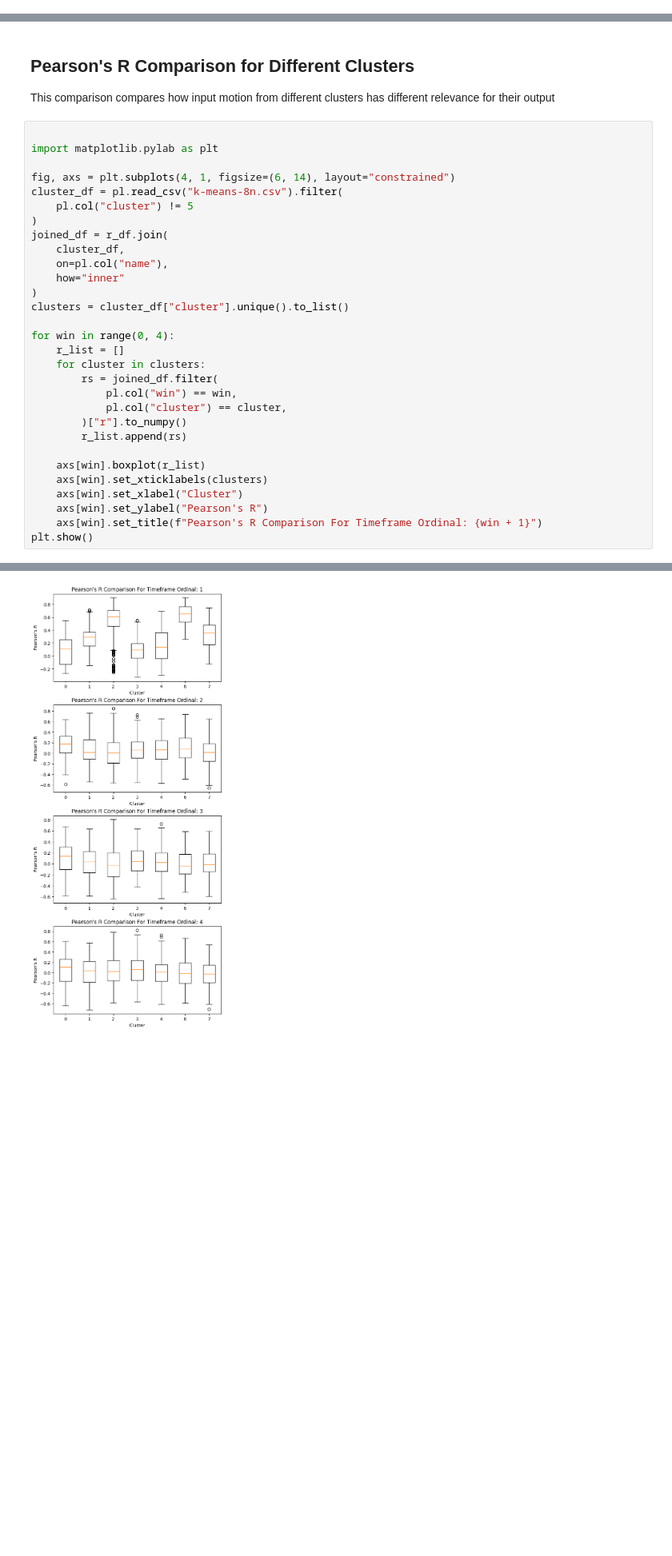
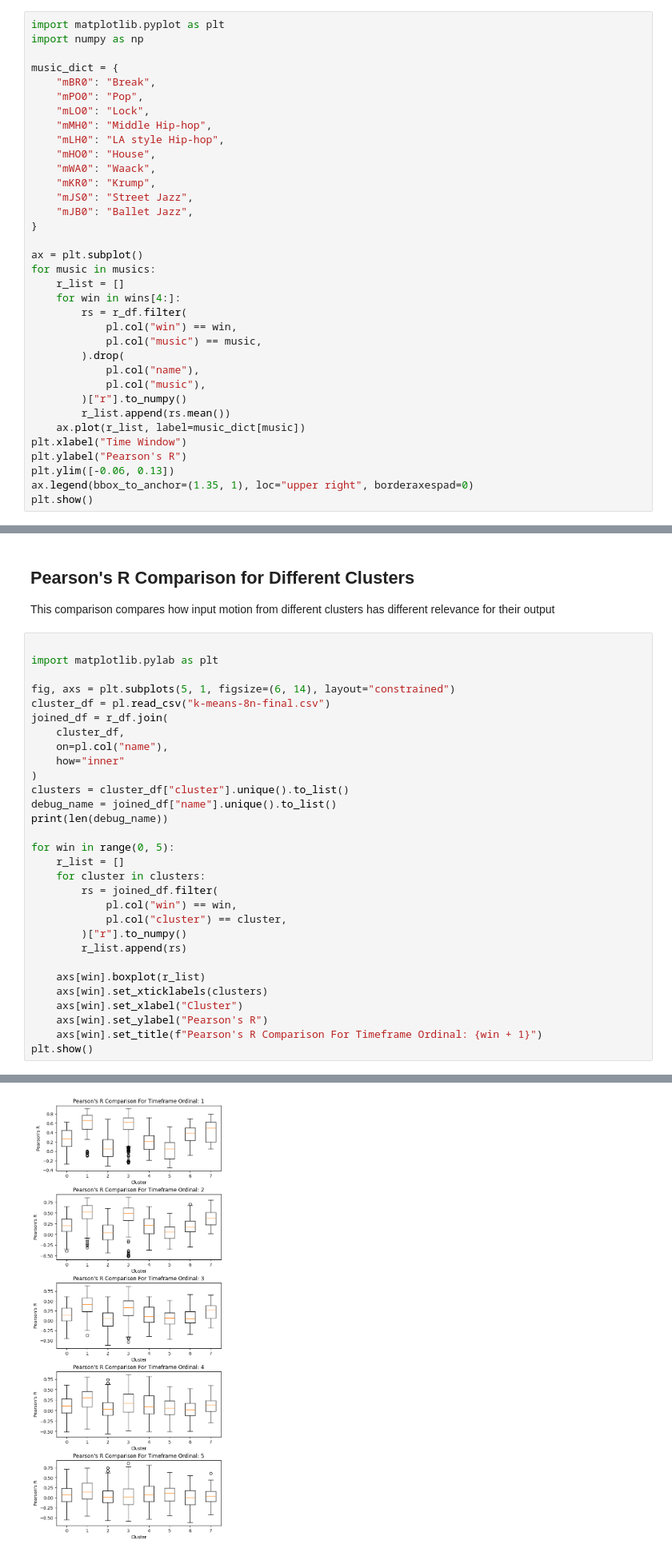
Before and after one commit to yangmma/dance-ai-research-project, a Jupyter notebook: src/utils/laban_analysis/analysis_generated.ipynb, the cells around one changed output, grey strips where cells are left out. Shown: that part at 80% size. Drawn from its saved outputs; the diff is of its cells as text; blank space fills up the shorter version.

```diff
--- a/src/utils/laban_analysis/analysis_generated.ipynb
+++ b/src/utils/laban_analysis/analysis_generated.ipynb
@@ -239,0 +301,35 @@ plt.show()
+# %%
+import matplotlib.pyplot as plt
+import numpy as np
+
+music_dict = {
+    "mBR0": "Break",
+    "mPO0": "Pop",
+    "mLO0": "Lock",
+    "mMH0": "Middle Hip-hop",
+    "mLH0": "LA style Hip-hop",
+    "mHO0": "House",
+    "mWA0": "Waack",
+    "mKR0": "Krump",
+    "mJS0": "Street Jazz",
+    "mJB0": "Ballet Jazz",
+}
+
+ax = plt.subplot()
+for music in musics:
+    r_list = []
+    for win in wins[4:]:
+        rs = r_df.filter(
+            pl.col("win") == win,
+            pl.col("music") == music,
+        ).drop(
+            pl.col("name"),
+            pl.col("music"),
+        )["r"].to_numpy()
+        r_list.append(rs.mean())
+    ax.plot(r_list, label=music_dict[music])
+plt.xlabel("Time Window")
+plt.ylabel("Pearson's R")
+plt.ylim([-0.06, 0.13])
+ax.legend(bbox_to_anchor=(1.35, 1), loc="upper right", borderaxespad=0)
+plt.show()
@@ -245,18 +343,18 @@ This comparison compares how input motion from different clusters has different
 
 import matplotlib.pylab as plt
 
-fig, axs = plt.subplots(4, 1, figsize=(6, 14), layout="constrained")
-cluster_df = pl.read_csv("k-means-8n.csv").filter(
-    pl.col("cluster") != 5
-)
+fig, axs = plt.subplots(5, 1, figsize=(6, 14), layout="constrained")
+cluster_df = pl.read_csv("k-means-8n-final.csv")
 joined_df = r_df.join(
     cluster_df,
     on=pl.col("name"),
     how="inner"
 )
 clusters = cluster_df["cluster"].unique().to_list()
+debug_name = joined_df["name"].unique().to_list()
+print(len(debug_name))
 
-for win in range(0, 4):
+for win in range(0, 5):
     r_list = []
     for cluster in clusters:
         rs = joined_df.filter(
@@ -275 +374 @@ plt.show()
-[figure, old version]
+[figure, new version]
```
Also changed, not shown: parts of 18 cells of this notebook, 7 other files.
